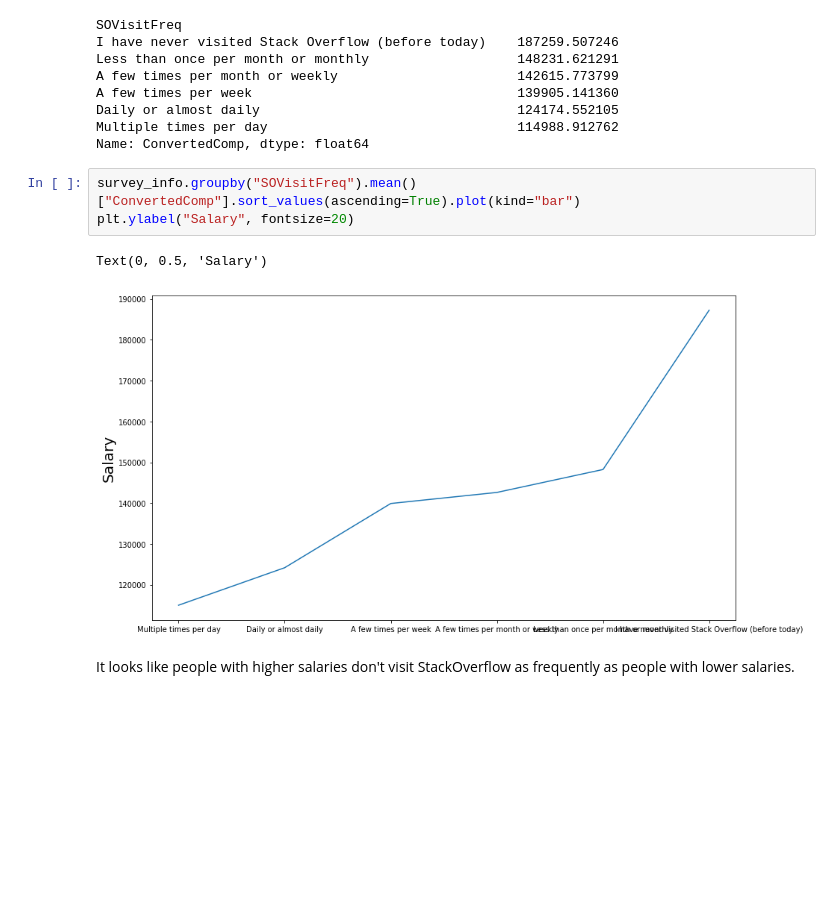
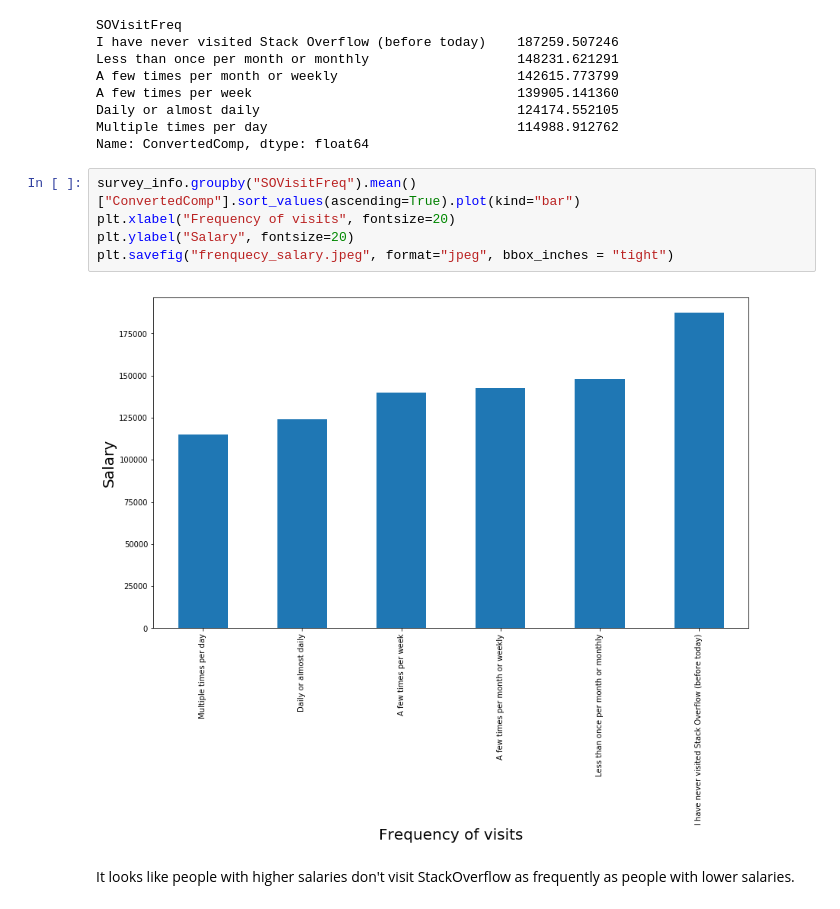
Before and after one commit to Eugeniobr/Project1, a Jupyter notebook: project_1_nb .ipynb, the cells around one changed output. Cells and saved outputs as stored; diff of their text form; blank space fills up the shorter version.

```diff
--- a/project_1_nb .ipynb
+++ b/project_1_nb .ipynb
@@ -189,10 +187,11 @@ Multiple times per day                                114988.912762
 Name: ConvertedComp, dtype: float64
 # %%
 survey_info.groupby("SOVisitFreq").mean()["ConvertedComp"].sort_values(ascending=True).plot(kind="bar")
+plt.xlabel("Frequency of visits", fontsize=20)
 plt.ylabel("Salary", fontsize=20)
+plt.savefig("frenquecy_salary.jpeg", format="jpeg", bbox_inches = "tight")
 # %% [output]
-Text(0, 0.5, 'Salary')
-[figure, old version]
+[figure, new version]
 # %% [markdown]
 It looks like people with higher salaries don't visit StackOverflow as frequently as people with lower salaries.
 # %% [markdown]
```
Also changed, not shown: parts of 3 cells of this notebook.
